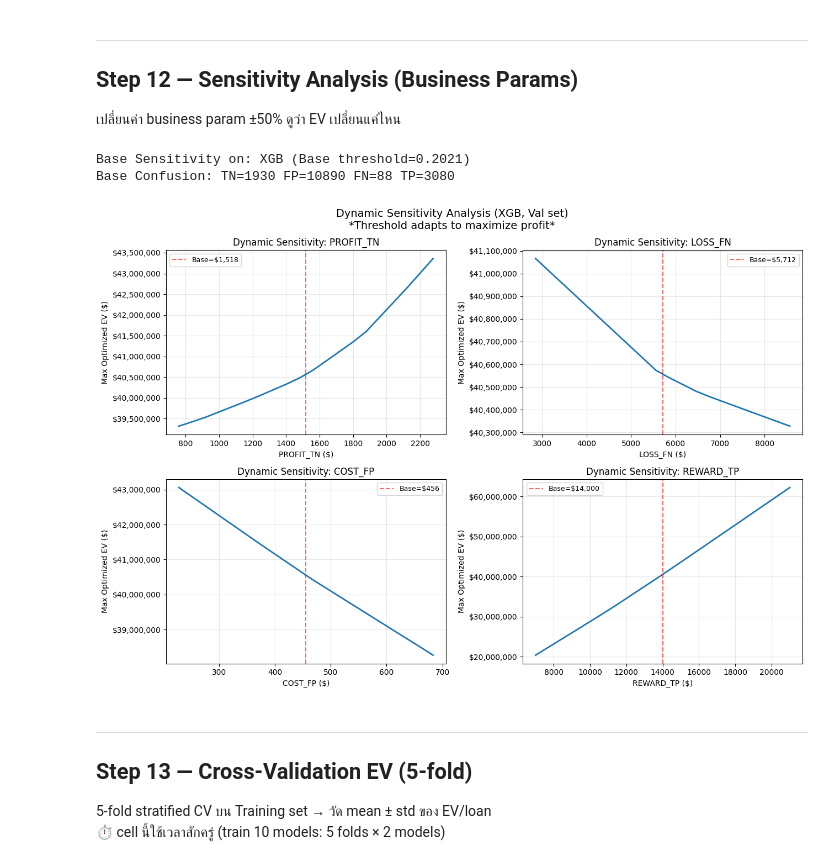
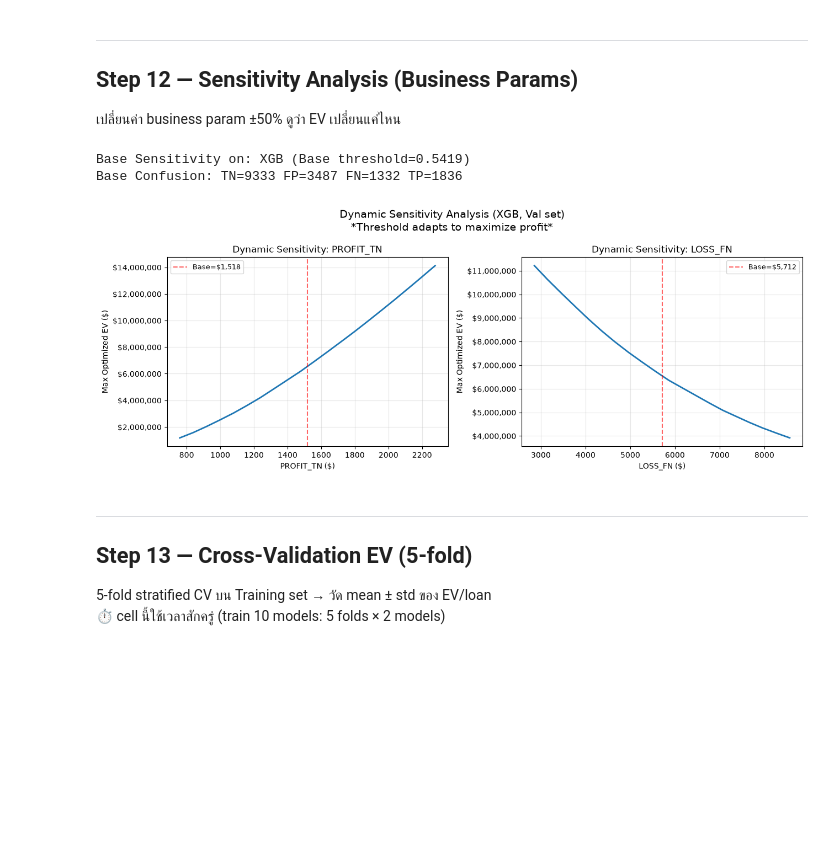
Before and after one commit to funaturalstone/credit-risk-analytics, a Jupyter notebook: notebooks/credit_risk_pipeline.ipynb, the cells around one changed output. Drawn from its saved outputs; the diff is of its cells as text; code cells hidden in the pictures; blank space fills up the shorter version.

```diff
--- a/notebooks/credit_risk_pipeline.ipynb
+++ b/notebooks/credit_risk_pipeline.ipynb
@@ -104,7 +104,8 @@ import pandas as pd
 from pathlib import Path
 
 # 👉 ระบุ Path ให้ตรงกับไฟล์
-DATA_PATH = "/Users/thanakit/Downloads/archive-3/lending_club_80k.csv"
+# วางไฟล์ไว้ที่ data/lending_club_80k.csv (รันได้ทั้งจาก root ของ repo และจากโฟลเดอร์ notebooks/)
+DATA_PATH = next(p for p in [Path('data/lending_club_80k.csv'), Path('../data/lending_club_80k.csv')] if p.exists())
 
 log.info('Loading dataset from %s', DATA_PATH)
 
@@ -179,11 +180,14 @@ profit_tn = float((df.loc[mask_fp, 'total_pymnt'] - df.loc[mask_fp, 'loan_amnt']
 # LOSS_FN: ขาดทุนสุทธิจากคนเบี้ยว = เงินต้น - ส่วนที่เก็บคืนได้
 loss_fn = float((df.loc[mask_co, 'loan_amnt'] - df.loc[mask_co, 'total_pymnt']).median())
 
-# COST_FP: opportunity cost จากการปฏิเสธคนดี (ไม่เสียเงินจริง แค่เสียโอกาส)
-cost_fp = float(profit_tn * 0.3)  # ~30% ของกำไรที่พลาดไป
+# จุดอ้างอิง = ไม่ปล่อยกู้เลย (ได้ 0) ทุก outcome คิดเทียบกับจุดนี้ครั้งเดียว
+# COST_FP: ปฏิเสธคนดี → ไม่ได้ดอกเบี้ย แต่ก็ไม่เสียเงิน = 0
+#   (กำไรที่พลาดไปถูกสะท้อนแล้วจากการที่ไม่ได้ PROFIT_TN ถ้านับซ้ำอีกจะเป็น double counting)
+cost_fp = 0.0
 
-# REWARD_TP: เงินต้นที่รอดมาจากการปฏิเสธคนเบี้ยว
-reward_tp = float(df.loc[mask_co, 'loan_amnt'].median())
+# REWARD_TP: ปฏิเสธคนเบี้ยว → ไม่ได้ไม่เสีย = 0
+#   (เวอร์ชันแรกให้ +เงินต้นเต็มก้อน ซึ่งนับซ้ำกับ LOSS_FN ทำให้ 'Reject All' ดูกำไรเกือบเท่าโมเดล)
+reward_tp = 0.0
 
 business_params = {
     'PROFIT_TN':  profit_tn,
@@ -199,7 +203,7 @@ for k, v in business_params.items():
     print(f'  {k:12s} = ${v:>10,.2f}')
 print(f'\n  ⚠️ ค่าทั้ง 4 ต่างกัน — สะท้อนความจริงที่ว่า:')
 print(f'    ขาดทุนจากคนเบี้ยว (${loss_fn:,.0f}) >> กำไรจากคนดี (${profit_tn:,.0f})')
-print(f'    opportunity cost (${cost_fp:,.0f}) << actual loss (${loss_fn:,.0f})')
+print('    ปฏิเสธ = 0 เสมอ ดังนั้น Reject All ต้องได้ EV = 0 พอดี')
 
 print(f'\n📐 Final dataset shape: {df.shape}')
 df.head()
@@ -365,6 +367,7 @@ def predict_proba_positive(model, X):
 def compute_expected_value(y_true, y_pred, bp):
     """
     EV = (TN × PROFIT_TN) − (FN × LOSS_FN) − (FP × COST_FP) + (TP × REWARD_TP)
+    เทียบกับการไม่ปล่อยกู้ (= 0): COST_FP = REWARD_TP = 0 จึงเหลือ TN × PROFIT_TN − FN × LOSS_FN
 
     sklearn confusion_matrix order: [[TN, FP], [FN, TP]]
     """
@@ -681,48 +684,48 @@ tn, fp, fn, tp = confusion_matrix(y_val.values, y_pred_best).ravel()
 print(f'Base Sensitivity on: {best_model_name.upper()} (Base threshold={t_best:.4f})')
 print(f'Base Confusion: TN={tn} FP={fp} FN={fn} TP={tp}\n')
 
-fig, axes = plt.subplots(2, 2, figsize=(13, 9))
+fig, axes = plt.subplots(1, 2, figsize=(13, 5))
 vary_pct = 0.5
 # สร้างลิสต์ของจุดตัดเพื่อใช้จำลองหาจุดที่ดีที่สุดใหม่
 threshold_candidates = np.linspace(0.01, 0.99, 100)
 
-for ax, param in zip(axes.ravel(), ['PROFIT_TN', 'LOSS_FN', 'COST_FP', 'REWARD_TP']):
+for ax, param in zip(axes.ravel(), ['PROFIT_TN', 'LOSS_FN']):
     base = business_params[param]
     vals = np.linspace(base*(1-vary_pct), base*(1+vary_pct), 20)
     evs = []
 
     for v in vals:
         bp = business_params.copy()
         bp[param] = v
 
         # 🌟 จุดที่อัปเกรด: หา Threshold ใหม่ที่ดีที่สุดสำหรับสถานการณ์นี้
         best_ev_dynamic = -np.inf
 
         for t in threshold_candidates:
             y_pred_tmp = (proba_best >= t).astype(int)
             tn_tmp, fp_tmp, fn_tmp, tp_tmp = confusion_matrix(y_val.values, y_pred_tmp).ravel()
             current_ev = (tn_tmp*bp['PROFIT_TN'] - fn_tmp*bp['LOSS_FN'] - fp_tmp*bp['COST_FP'] + tp_tmp*bp['REWARD_TP'])
 
             if current_ev > best_ev_dynamic:
                 best_ev_dynamic = current_ev
 
         # เก็บค่ากำไรที่ "ดีที่สุด" (หลังจากโมเดลปรับตัวแล้ว)
         evs.append(best_ev_dynamic)
 
     ax.plot(vals, evs, lw=2.0, color='#1f77b4')
     ax.axvline(base, color='red', ls='--', alpha=0.6, label=f'Base=${base:,.0f}')
     ax.set_xlabel(f'{param} ($)'); ax.set_ylabel('Max Optimized EV ($)')
     ax.yaxis.set_major_formatter(mtick.FuncFormatter(lambda x, _: f'${x:,.0f}'))
     ax.set_title(f'Dynamic Sensitivity: {param}')
     ax.legend(fontsize=9); ax.grid(True, alpha=0.3)
 
 fig.suptitle(f'Dynamic Sensitivity Analysis ({best_model_name.upper()}, Val set)\n*Threshold adapts to maximize profit*', fontsize=14)
 plt.tight_layout()
 plt.show()
 # %% [output]
-Base Sensitivity on: XGB (Base threshold=0.2021)
-Base Confusion: TN=1930 FP=10890 FN=88 TP=3080
+Base Sensitivity on: XGB (Base threshold=0.5419)
+Base Confusion: TN=9333 FP=3487 FN=1332 TP=1836
-[figure, old version]
+[figure, new version]
 # %% [markdown]
 ---
 ## Step 13 — Cross-Validation EV (5-fold)
```
Also changed, not shown: parts of 20 cells of this notebook, 14 other files.
